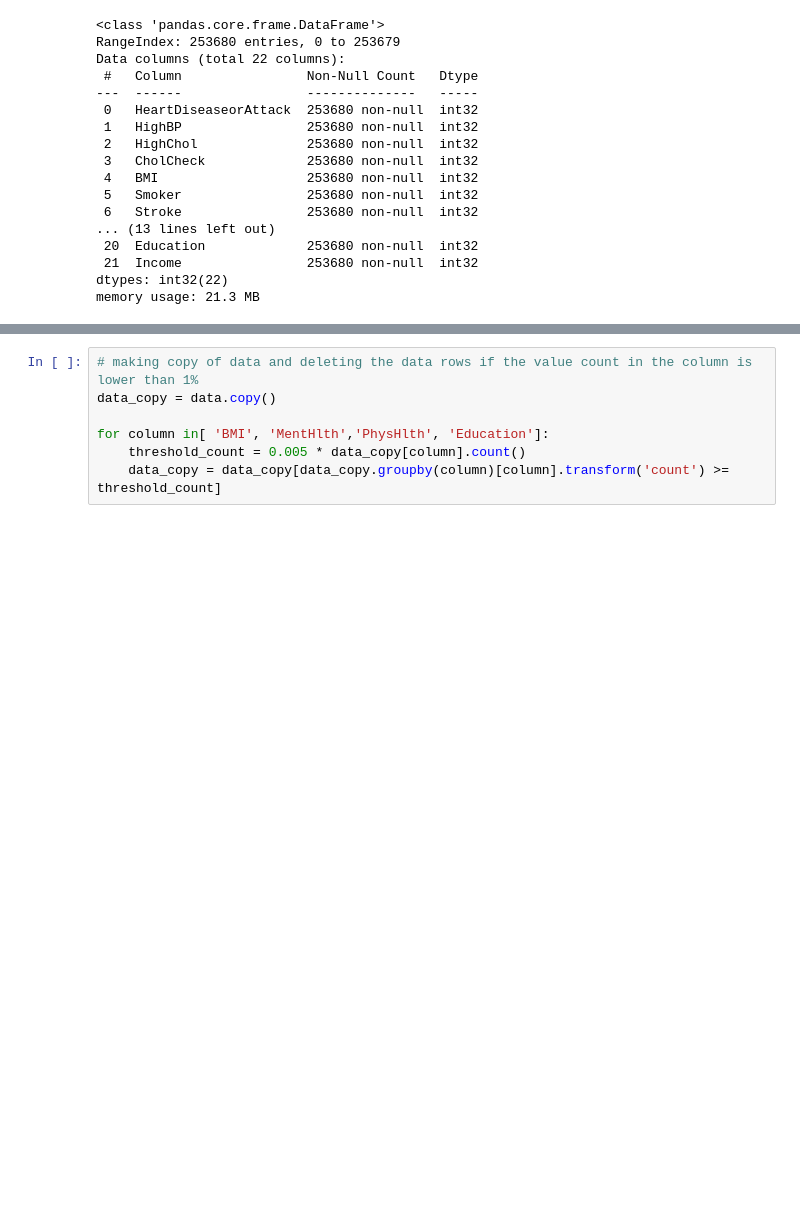
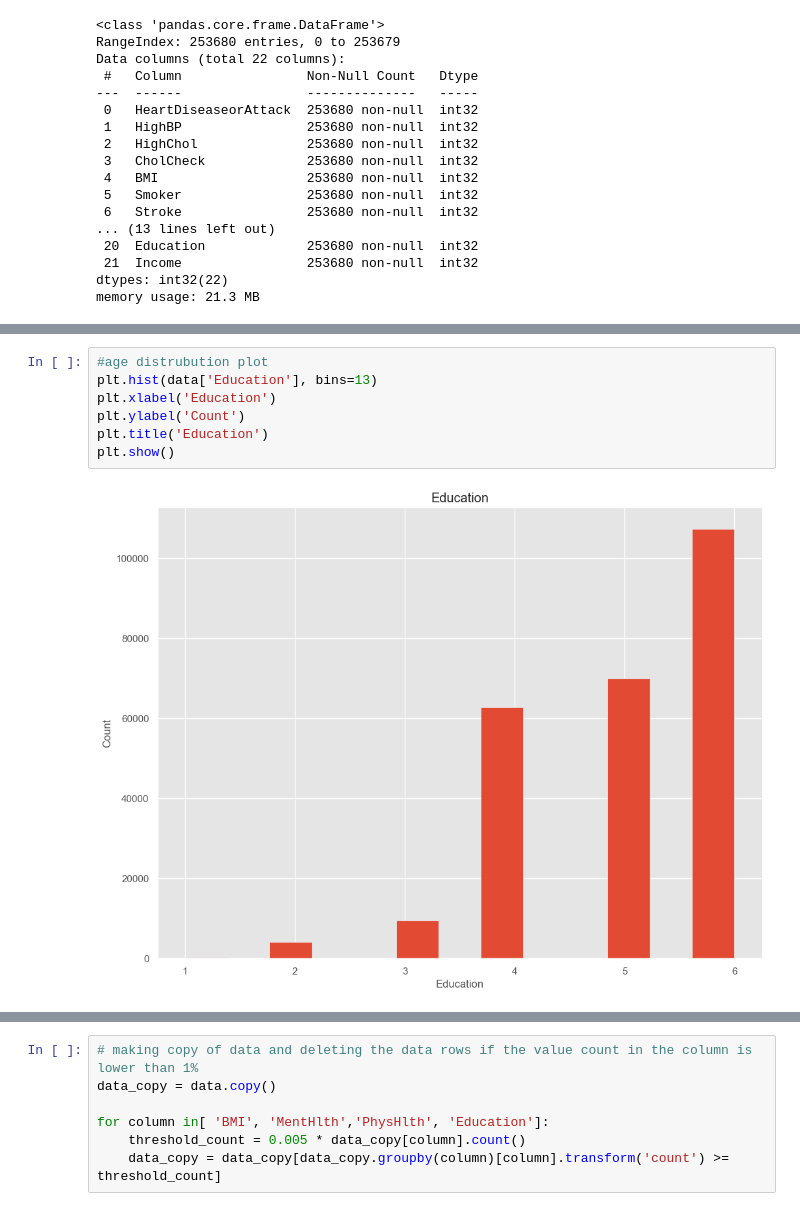
Before and after one commit to RobinMurk/Heart_attack_risk_analysis, a Jupyter notebook: Heart_disease_analysis.ipynb, the cells around one changed output, grey strips where cells are left out. Saved outputs shown, nothing was run; the diff lists cells and outputs as text; blank space fills up the shorter version.

```diff
--- a/Heart_disease_analysis.ipynb
+++ b/Heart_disease_analysis.ipynb
@@ -73,0 +134,9 @@ memory usage: 21.3 MB
+# %%
+#age distrubution plot
+plt.hist(data['Education'], bins=13)
+plt.xlabel('Education')
+plt.ylabel('Count')
+plt.title('Education')
+plt.show()
+# %% [output]
+[figure, added]
```
Also changed, not shown: parts of 23 cells of this notebook, 2 other files.
